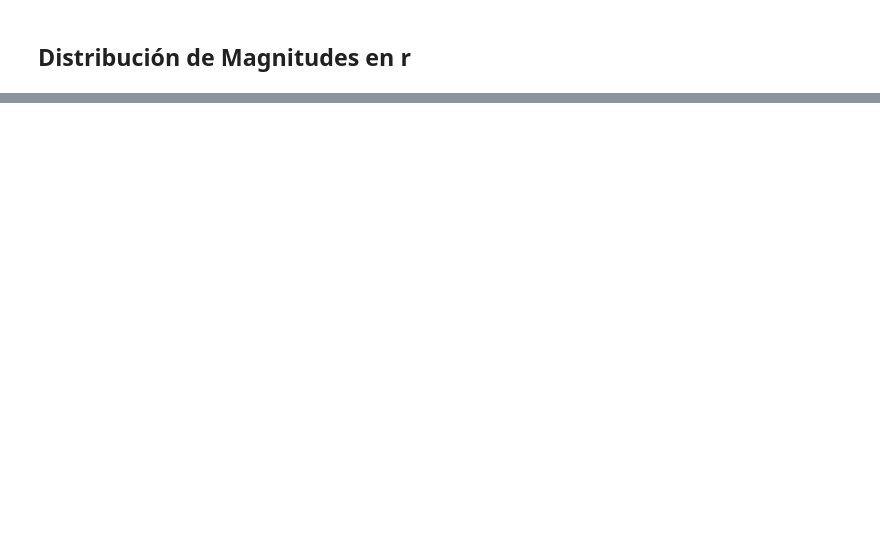
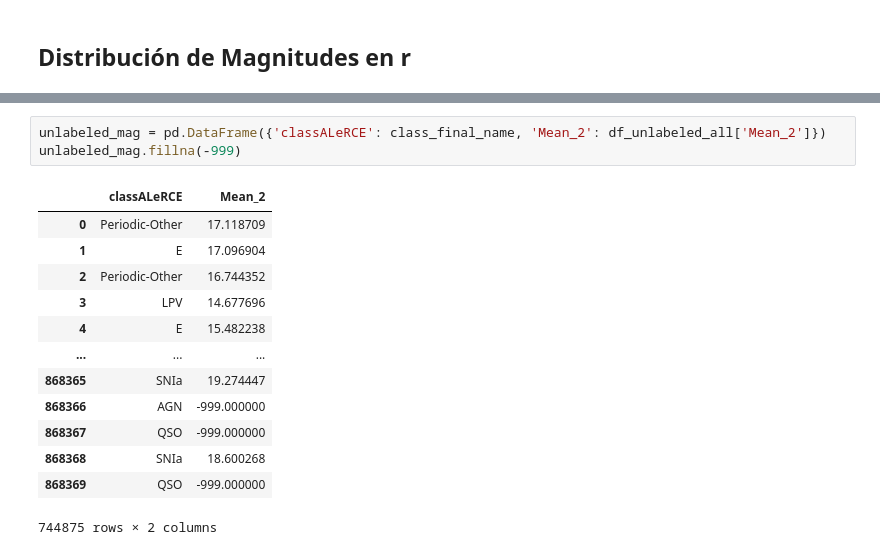
Before and after one commit to 10Nick01/Parcial_2_Mineria_ALeRCE, a Jupyter notebook: implementedBRF.ipynb, the cells around one changed output, grey strips where cells are left out. Cells and saved outputs as stored; diff of their text form; blank space fills up the shorter version.

```diff
--- a/implementedBRF.ipynb
+++ b/implementedBRF.ipynb
@@ -384,0 +408,17 @@ plt.show()
+# %%
+unlabeled_mag = pd.DataFrame({'classALeRCE': class_final_name, 'Mean_2': df_unlabeled_all['Mean_2']})
+unlabeled_mag.fillna(-999)
+# %% [output]
+|  | classALeRCE | Mean_2 |
+| 0 | Periodic-Other | 17.118709 |
+| 1 | E | 17.096904 |
+| 2 | Periodic-Other | 16.744352 |
+| 3 | LPV | 14.677696 |
+| 4 | E | 15.482238 |
+| ... | ... | ... |
+| 868365 | SNIa | 19.274447 |
+| 868366 | AGN | -999.000000 |
+| 868367 | QSO | -999.000000 |
+| 868368 | SNIa | 18.600268 |
+| 868369 | QSO | -999.000000 |
+744875 rows × 2 columns
```
Also changed, not shown: parts of 12 cells of this notebook, 2 other files.
